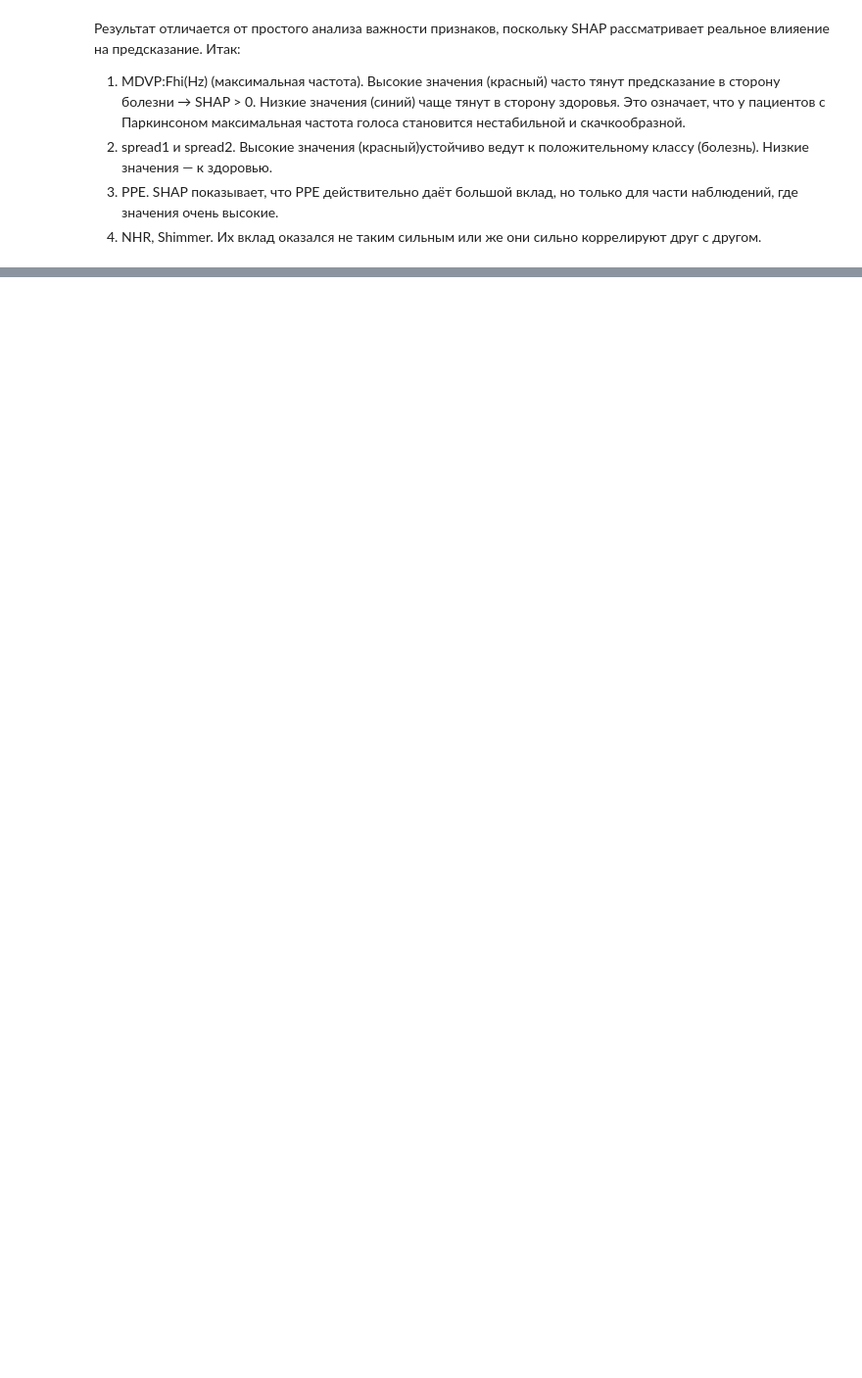
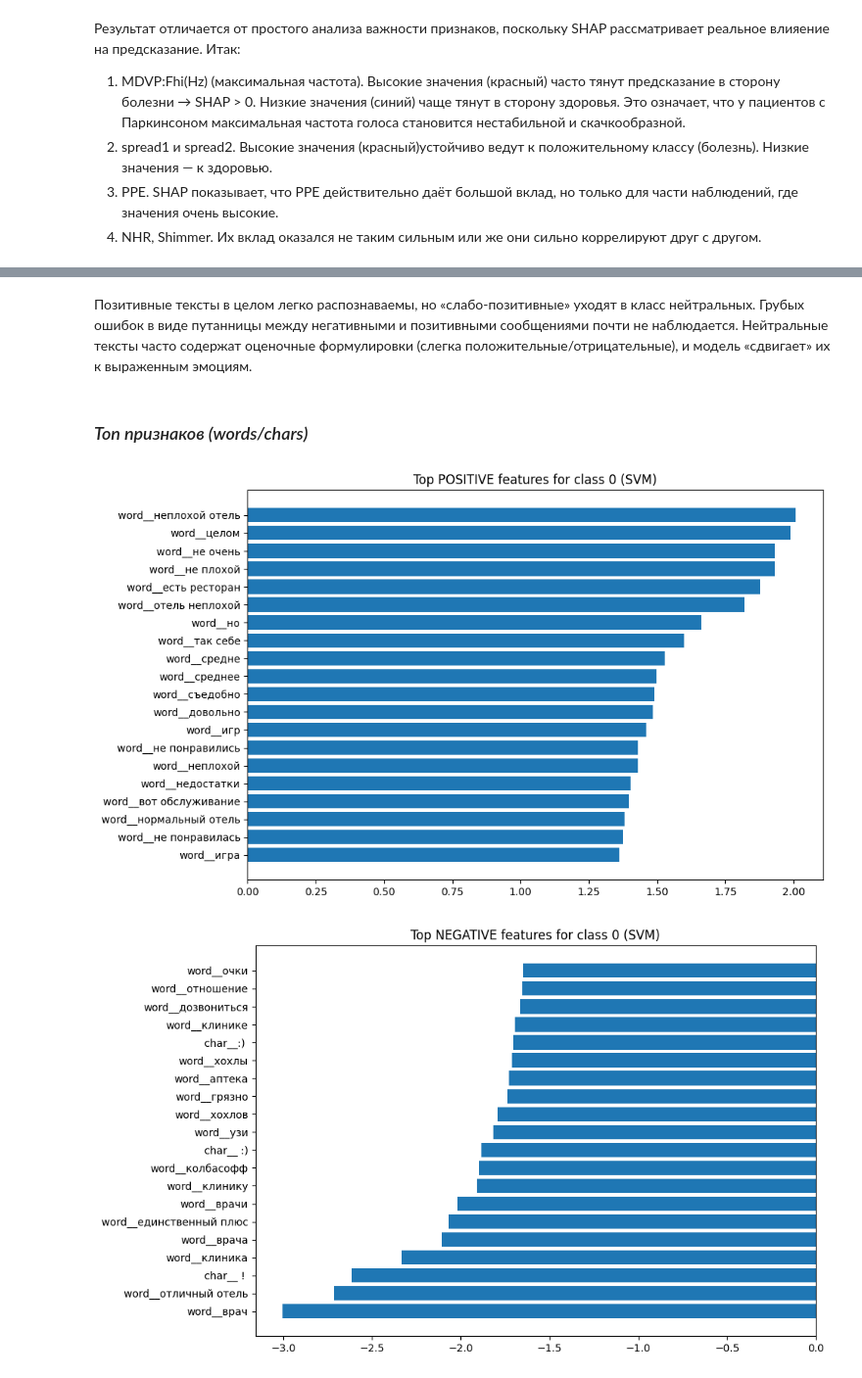
Before and after one commit to zer0punch/zer0punch, a Jupyter notebook: Практическая_работа_1.ipynb, the cells around one changed output, grey strips where cells are left out. Shown at 98% size. Cells and saved outputs as stored; diff of their text form; code cells hidden in the pictures; blank space fills up the shorter version.

```diff
--- a/Практическая_работа_1.ipynb
+++ b/Практическая_работа_1.ipynb
@@ -244,0 +664,43 @@ shap.summary_plot(shap_values, X_train)
+# %% [markdown]
+Позитивные тексты в целом легко распознаваемы, но «слабо-позитивные» уходят в класс нейтральных. Грубых ошибок в виде путанницы между негативными и позитивными сообщениями почти не наблюдается. Нейтральные тексты часто содержат оценочные формулировки (слегка положительные/отрицательные), и модель «сдвигает» их к выраженным эмоциям.
+# %% [markdown]
+### *Топ признаков (words/chars)*
+# %%
+features = model.named_steps["features"]
+
+feature_names = []
+for name, transformer in features.transformer_list:
+    # вытаскиваем имена признаков только там, где это возможно
+    if hasattr(transformer, "get_feature_names_out"):
+        names = transformer.get_feature_names_out()
+        feature_names.extend([f"{name}__{n}" for n in names])
+
+stack_clf = model.named_steps["clf"]
+
+svm_idx = [i for i, (name, _) in enumerate(stack_clf.estimators) if name == "svm"][0]
+svm_clf = stack_clf.estimators_[svm_idx]
+
+coefs = svm_clf.coef_
+
+def plot_top_features(class_idx, topn=20):
+    coef = coefs[class_idx]
+
+    top_pos_idx = np.argsort(coef)[-topn:]
+    top_neg_idx = np.argsort(coef)[:topn]
+
+    plt.figure(figsize=(10, 6))
+    plt.barh([feature_names[i] for i in top_pos_idx], coef[top_pos_idx])
+    plt.title(f"Top POSITIVE features for class {class_idx} (SVM)")
+    plt.tight_layout()
+    plt.show()
+
+    plt.figure(figsize=(10, 6))
+    plt.barh([feature_names[i] for i in top_neg_idx], coef[top_neg_idx])
+    plt.title(f"Top NEGATIVE features for class {class_idx} (SVM)")
+    plt.tight_layout()
+    plt.show()
+
+plot_top_features(class_idx=0, topn=20)
+# %% [output]
+[figure, added]
+[figure, added]
```
Also changed, not shown: parts of 33 cells of this notebook.
